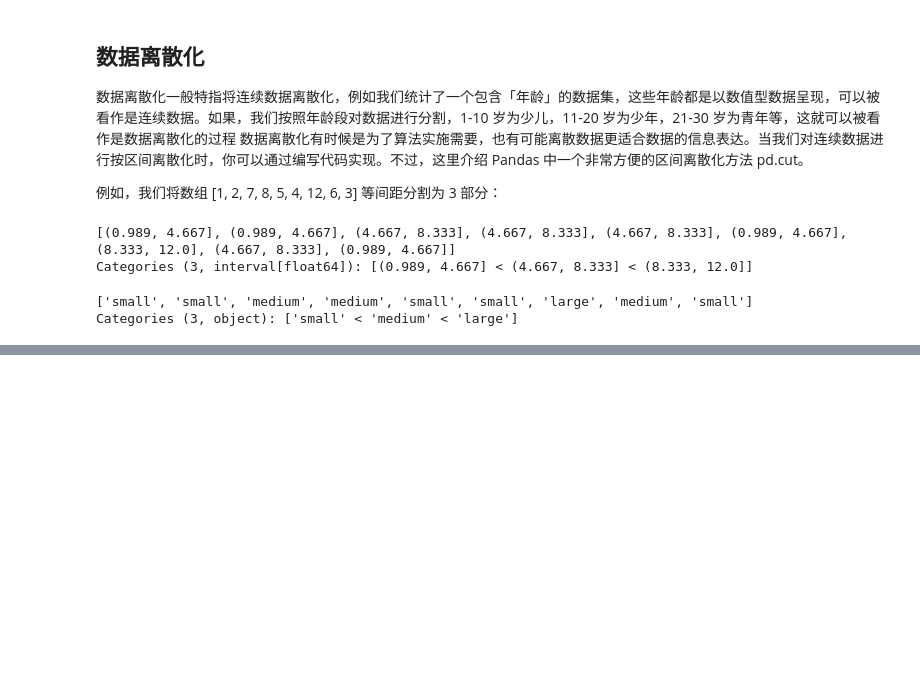
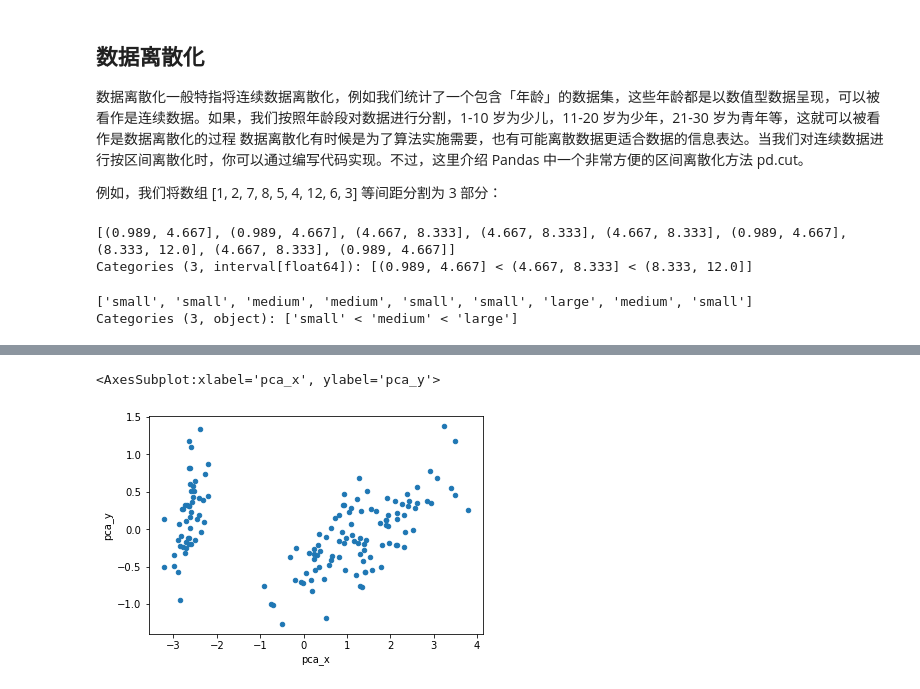
Before and after one commit to libchaos/data-learning, a Jupyter notebook: 数据预处理.ipynb, the cells around one changed output, grey strips where cells are left out. Cells and saved outputs as stored; diff of their text form; code cells hidden in the pictures; blank space fills up the shorter version.

```diff
--- a/数据预处理.ipynb
+++ b/数据预处理.ipynb
@@ -758,0 +766,9 @@ Categories (3, object): ['small' < 'medium' < 'large']
+# %%
+import pandas as pd
+from sklearn.datasets import load_iris
+from matplotlib import pyplot as plt
+%matplotlib inline
+
+iris = load_iris()  # 加载原始数据
+iris_df = pd.DataFrame(iris.data, columns=iris.feature_names)  # 处理为 DataFrame
+iris_df
@@ -758,0 +789,6 @@ Categories (3, object): ['small' < 'medium' < 'large']
+# %%
+from sklearn.decomposition import PCA
+
+iris_pca = PCA(n_components=2).fit_transform(iris_df)  # PCA 降 2 维
+iris_pca = pd.DataFrame(iris_pca, columns=['pca_x', 'pca_y'])  # 整理 DataFrame
+iris_pca
@@ -758,0 +809,5 @@ Categories (3, object): ['small' < 'medium' < 'large']
+# %%
+iris_pca.plot.scatter(x='pca_x', y='pca_y')  # 绘制数据点
+# %% [output]
+<AxesSubplot:xlabel='pca_x', ylabel='pca_y'>
+[figure, added]
```
Also changed, not shown: parts of 6 cells of this notebook.
